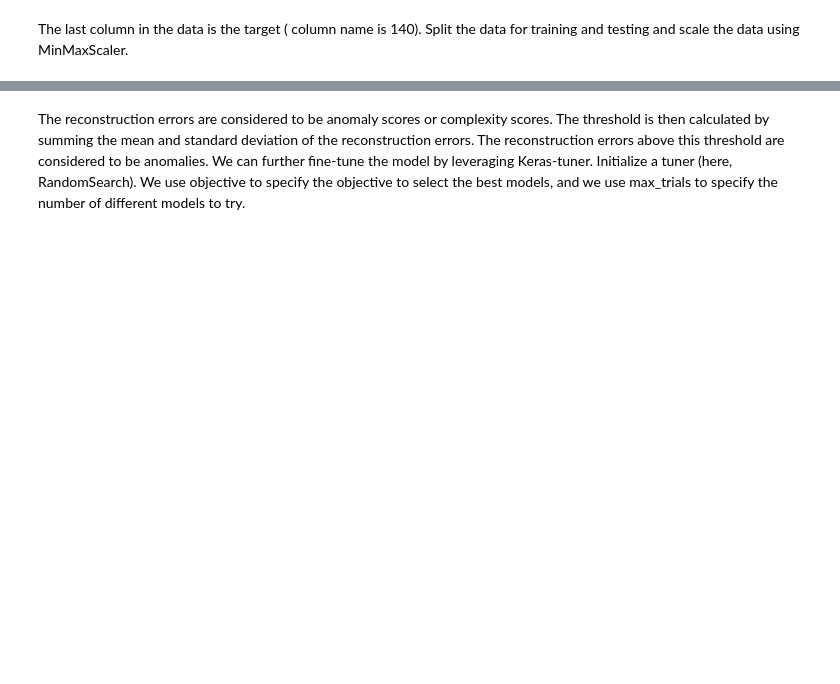
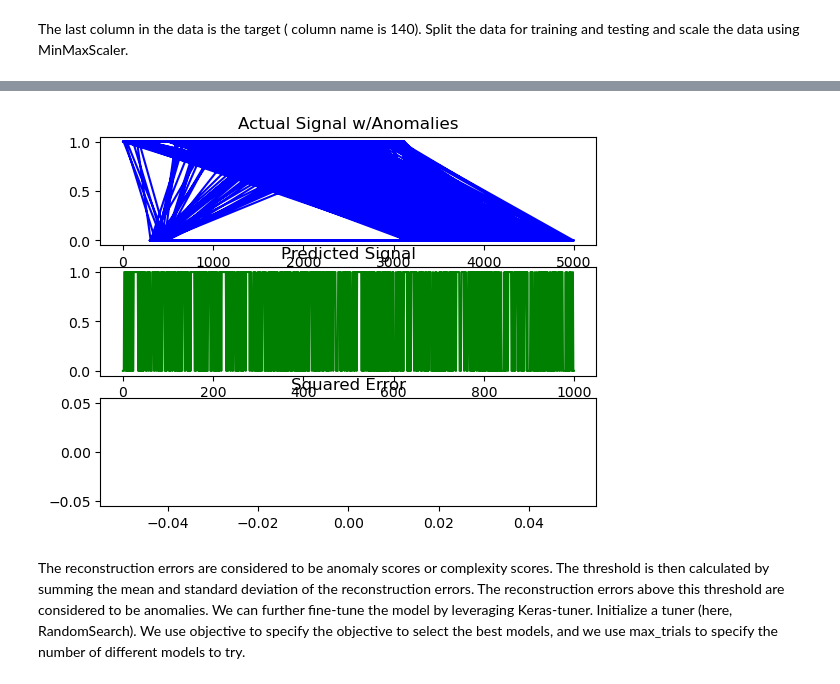
Before and after one commit to xxl4tomxu98/anomamly-detection-autoencoder, a Jupyter notebook: ECG-anomaly.ipynb, the cells around one changed output, grey strips where cells are left out. Cells and saved outputs as stored; diff of their text form; code cells hidden in the pictures; blank space fills up the shorter version.

```diff
--- a/ECG-anomaly.ipynb
+++ b/ECG-anomaly.ipynb
@@ -175,3 +195,18 @@ Threshold: 0.009828797831011291
+# %%
+plt.figure(1)
+plt.subplot(311)
+plt.title("Actual Signal w/Anomalies")
+plt.plot(y_test[:len(y_test)], 'b')
+plt.subplot(312)
+plt.title("Predicted Signal")
+plt.plot(predictions[:len(y_test)], 'g')
+plt.subplot(313)
+plt.title("Squared Error")
+mse = ((y_test - predictions) ** 2)
+plt.plot(mse, 'r')
+plt.show()
+# %% [output]
+[figure, added]
 # %% [markdown]
 The reconstruction errors are considered to be anomaly scores or complexity scores. The threshold is then calculated by summing the mean and standard deviation of the reconstruction errors. The reconstruction errors above this threshold are considered to be anomalies. We can further fine-tune the model by leveraging Keras-tuner.
 Initialize a tuner (here, RandomSearch). We use objective to specify the objective to select the best models, and we use max_trials to specify the number of different models to try.
```
Also changed, not shown: parts of 6 cells of this notebook.
